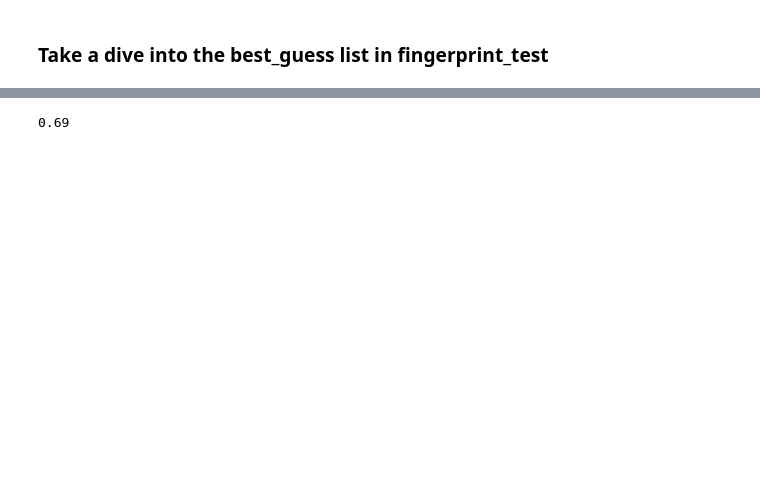
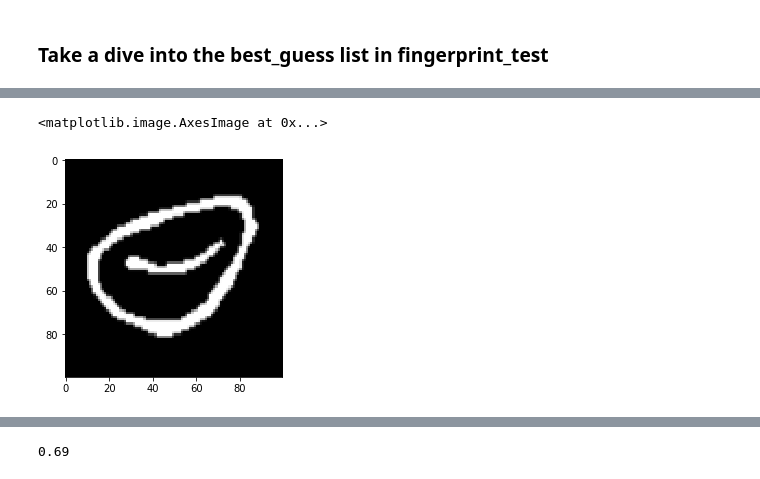
Before and after one commit to matthewgiem/chinese_characters, a Jupyter notebook: fresh_start.ipynb, the cells around one changed output, grey strips where cells are left out. Saved outputs shown, nothing was run; the diff lists cells and outputs as text; code cells hidden in the pictures; blank space fills up the shorter version.

```diff
--- a/fresh_start.ipynb
+++ b/fresh_start.ipynb
@@ -254,3 +251,8 @@ top_five
+# %%
+plt.imshow(indexed_complete_data[1317][-1], cmap='gray')
+# %% [output]
+<matplotlib.image.AxesImage at 0x...>
+[figure, added]
 # %%
 def give_score_from_top_five(test):
     """Takes our return object from fingerprint_test and returns the percent accuracy of our model"""
```
Also changed, not shown: parts of 18 cells of this notebook.
